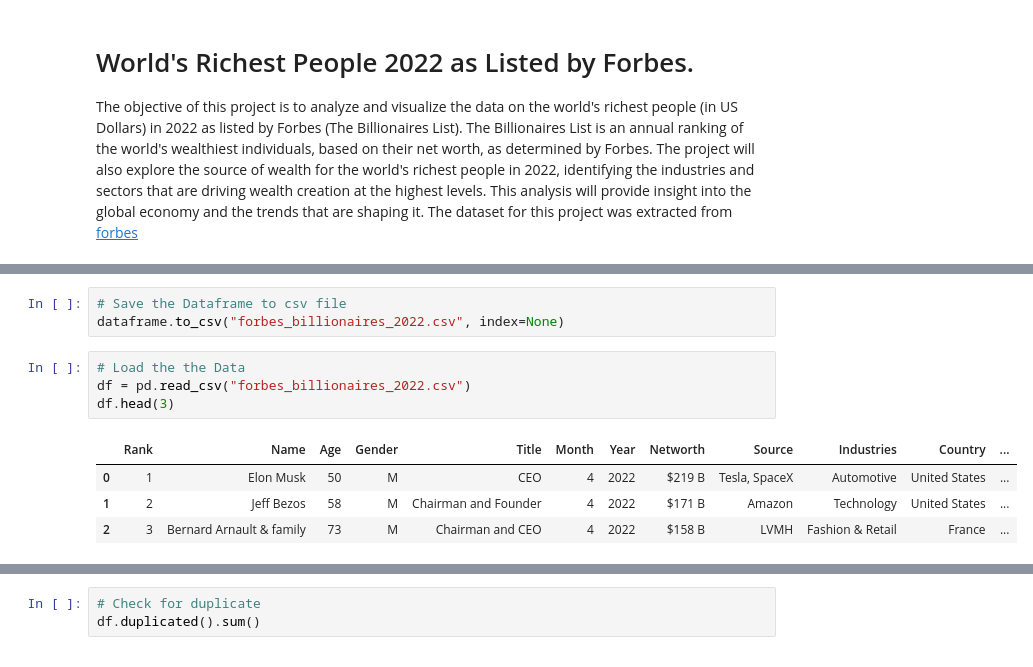
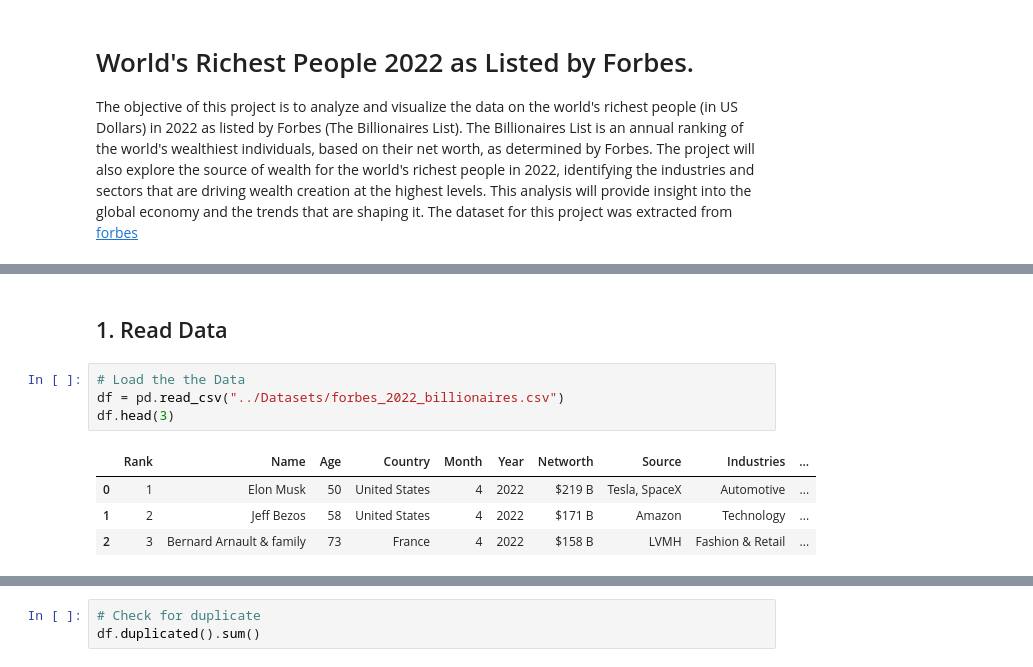
Before and after one commit to regan-mu/2022-forbes-billionaires-Analysis, a Jupyter notebook: Notebooks/EDA.ipynb, the cells around one changed output, grey strips where cells are left out. Cells and saved outputs as stored; diff of their text form.

```diff
--- a/Forbes 2022 Billionaire List EDA.ipynb
+++ b/Notebooks/EDA.ipynb
@@ -114,15 +17,14 @@ dataframe = get_data(raw_data)
-# %%
-# Save the Dataframe to csv file
-dataframe.to_csv("forbes_billionaires_2022.csv", index=None)
+# %% [markdown]
+## 1. Read Data
 # %%
 # Load the the Data
-df = pd.read_csv("forbes_billionaires_2022.csv")
+df = pd.read_csv("../Datasets/forbes_2022_billionaires.csv")
 df.head(3)
 # %% [output]
-|  | Rank | Name | Age | Gender | Title | Month | Year | Networth | Source | Industries | Country | ... |
-| 0 | 1 | Elon Musk | 50 | M | CEO | 4 | 2022 | $219 B | Tesla, SpaceX | Automotive | United States | ... |
-| 1 | 2 | Jeff Bezos | 58 | M | Chairman and Founder | 4 | 2022 | $171 B | Amazon | Technology | United States | ... |
-| 2 | 3 | Bernard Arnault & family | 73 | M | Chairman and CEO | 4 | 2022 | $158 B | LVMH | Fashion & Retail | France | ... |
+|  | Rank | Name | Age | Country | Month | Year | Networth | Source | Industries | ... |
+| 0 | 1 | Elon Musk | 50 | United States | 4 | 2022 | $219 B | Tesla, SpaceX | Automotive | ... |
+| 1 | 2 | Jeff Bezos | 58 | United States | 4 | 2022 | $171 B | Amazon | Technology | ... |
+| 2 | 3 | Bernard Arnault & family | 73 | France | 4 | 2022 | $158 B | LVMH | Fashion & Retail | ... |
 # %%
 df.info()
 # %% [output]
```
Also changed, not shown: parts of 31 cells of this notebook, 8 other files.
